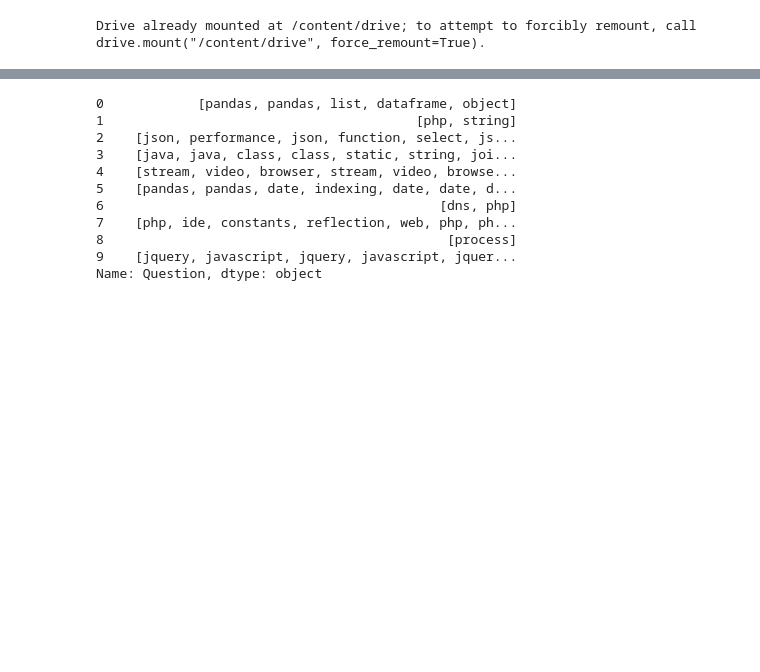
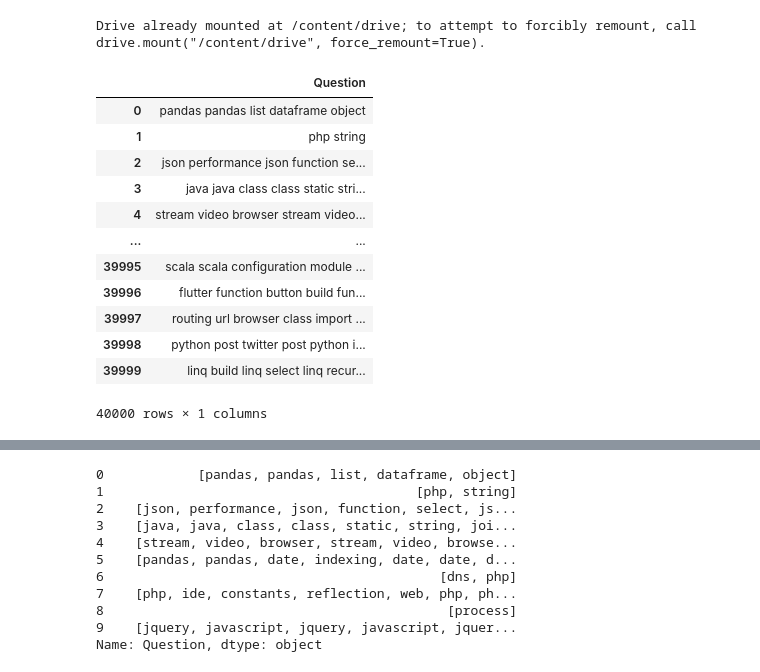
Before and after one commit to Adil1979/-CentraleSupelec_OCR_Projects, a Jupyter notebook: 03_Unsupervised_modelisation.ipynb, the cells around one changed output, grey strips where cells are left out. Cells and saved outputs as stored; diff of their text form; code cells hidden in the pictures; blank space fills up the shorter version.

```diff
--- a/03_Unsupervised_modelisation.ipynb
+++ b/03_Unsupervised_modelisation.ipynb
@@ -73,3 +73,19 @@ questions = questions.iloc[:, 1:]#questions.drop('Unnamed: 0', axis=1)
 
 tags = pd.read_csv('/content/drive/MyDrive/CentraleSupelec_OCR/P6/tags.csv')
 tags = tags.iloc[:, 1:]#questions.drop('Unnamed: 0', axis=1)
+# %%
+questions
+# %% [output]
+|  | Question |
+| 0 | pandas pandas list dataframe object |
+| 1 | php string |
+| 2 | json performance json function se... |
+| 3 | java java class class static stri... |
+| 4 | stream video browser stream video... |
+| ... | ... |
+| 39995 | scala scala configuration module ... |
+| 39996 | flutter function button build fun... |
+| 39997 | routing url browser class import ... |
+| 39998 | python post twitter post python i... |
+| 39999 | linq build linq select linq recur... |
+40000 rows × 1 columns
```
Also changed, not shown: parts of 19 cells of this notebook.
